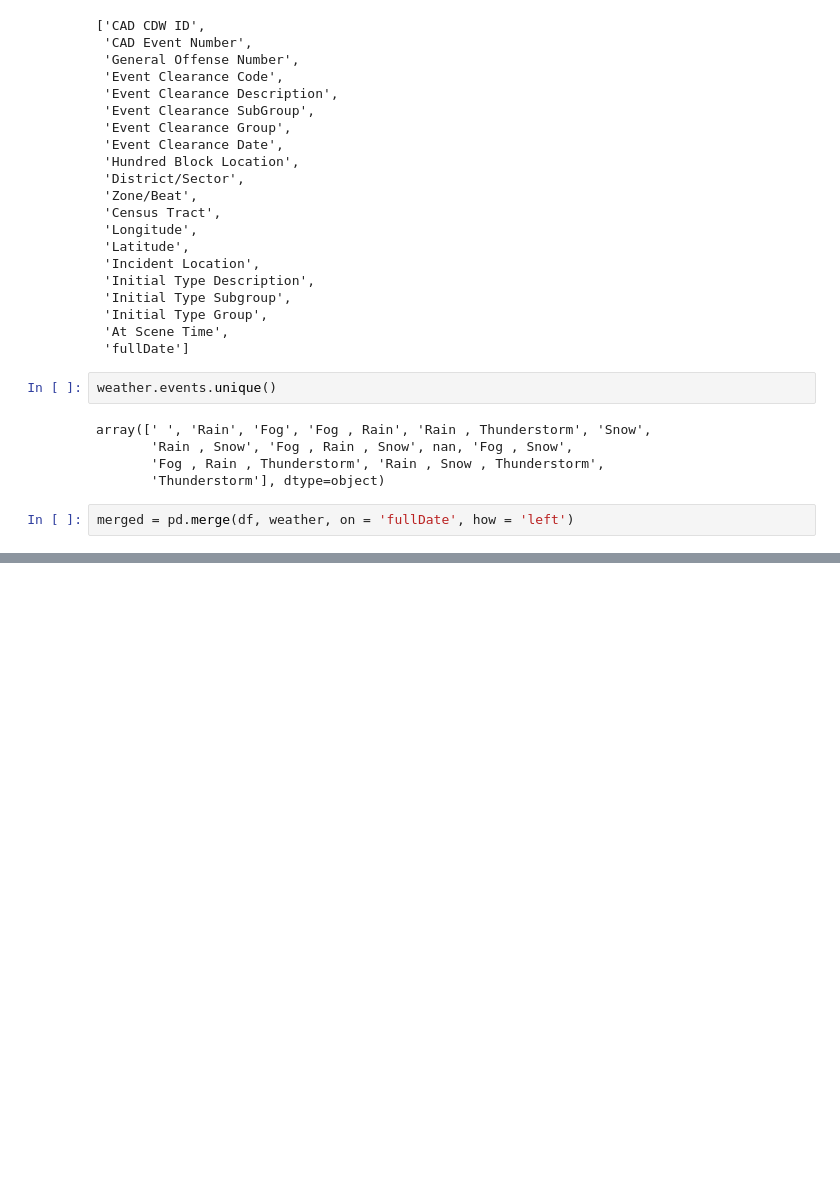
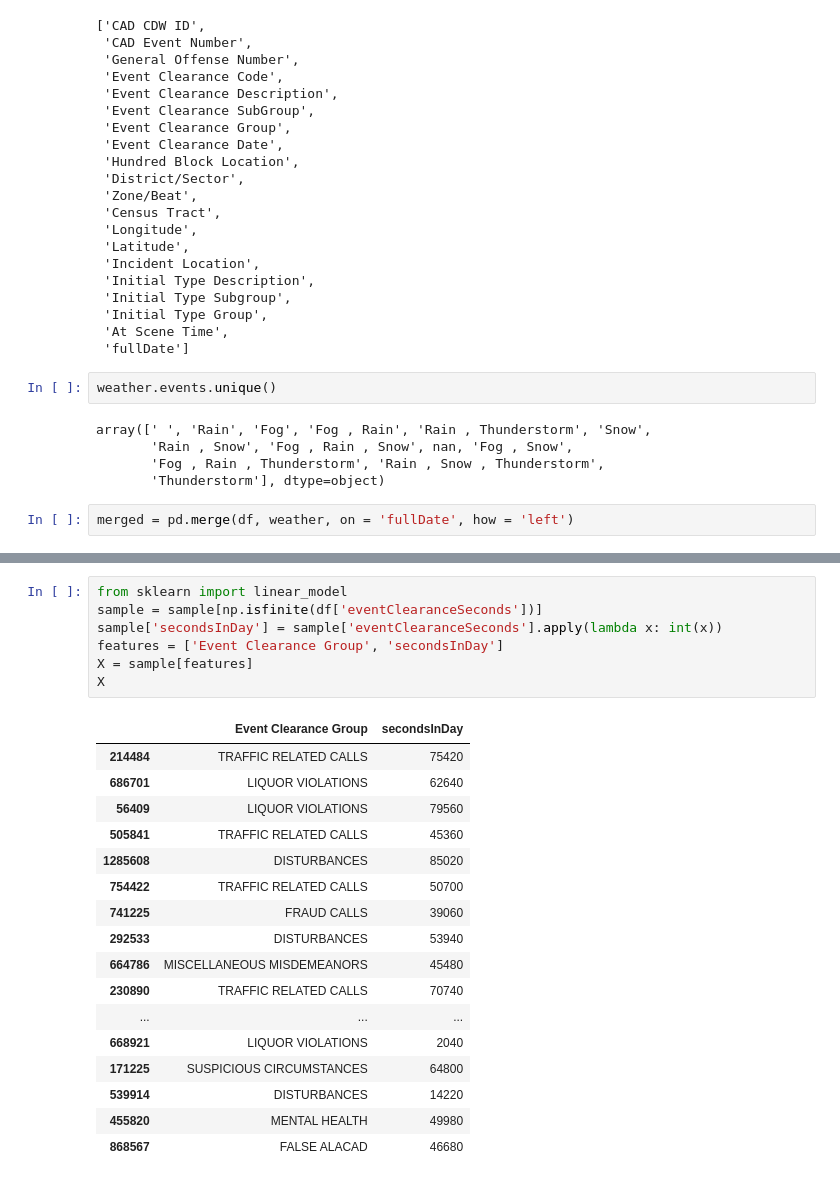
Before and after one commit to tintho/911Weather, a Jupyter notebook: Logistic Regression.ipynb, the cells around one changed output, grey strips where cells are left out. Drawn from its saved outputs; the diff is of its cells as text; blank space fills up the shorter version.

```diff
--- a/Logistic Regression.ipynb
+++ b/Logistic Regression.ipynb
@@ -201,0 +295,25 @@ merged
+# %%
+from sklearn import linear_model
+sample = sample[np.isfinite(df['eventClearanceSeconds'])]
+sample['secondsInDay'] = sample['eventClearanceSeconds'].apply(lambda x: int(x))
+features = ['Event Clearance Group', 'secondsInDay']
+X = sample[features]
+X
+# %% [output]
+|  | Event Clearance Group | secondsInDay |
+| 214484 | TRAFFIC RELATED CALLS | 75420 |
+| 686701 | LIQUOR VIOLATIONS | 62640 |
+| 56409 | LIQUOR VIOLATIONS | 79560 |
+| 505841 | TRAFFIC RELATED CALLS | 45360 |
+| 1285608 | DISTURBANCES | 85020 |
+| 754422 | TRAFFIC RELATED CALLS | 50700 |
+| 741225 | FRAUD CALLS | 39060 |
+| 292533 | DISTURBANCES | 53940 |
+| 664786 | MISCELLANEOUS MISDEMEANORS | 45480 |
+| 230890 | TRAFFIC RELATED CALLS | 70740 |
+| ... | ... | ... |
+| 668921 | LIQUOR VIOLATIONS | 2040 |
+| 171225 | SUSPICIOUS CIRCUMSTANCES | 64800 |
+| 539914 | DISTURBANCES | 14220 |
+| 455820 | MENTAL HEALTH | 49980 |
+| 868567 | FALSE ALACAD | 46680 |
```
Also changed, not shown: parts of 18 cells of this notebook, 1 other file.
